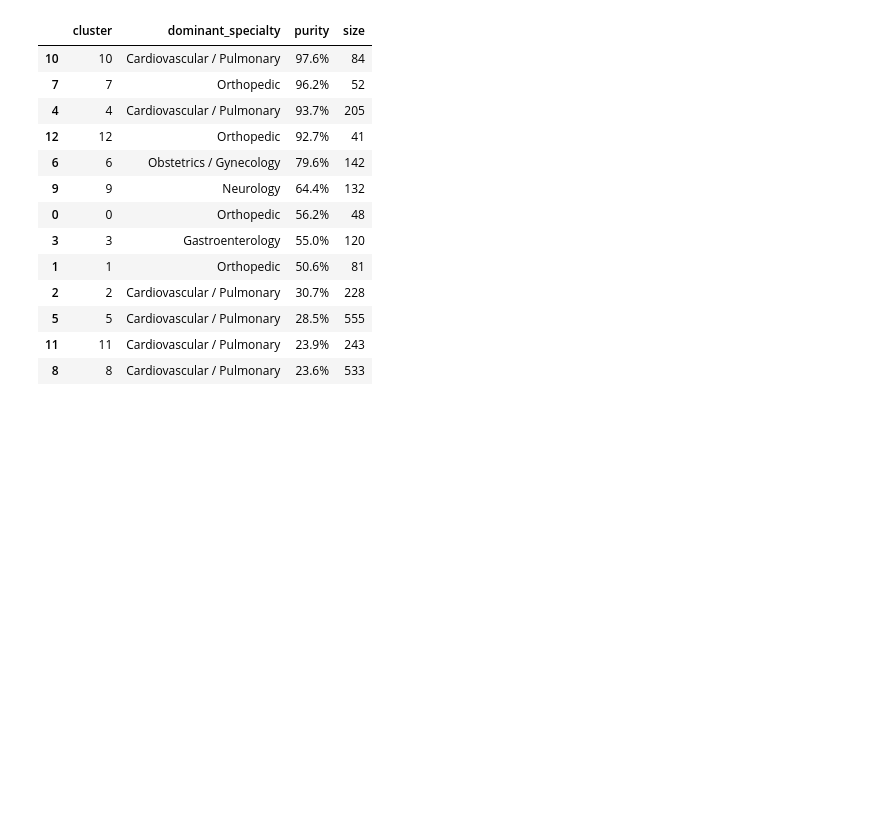
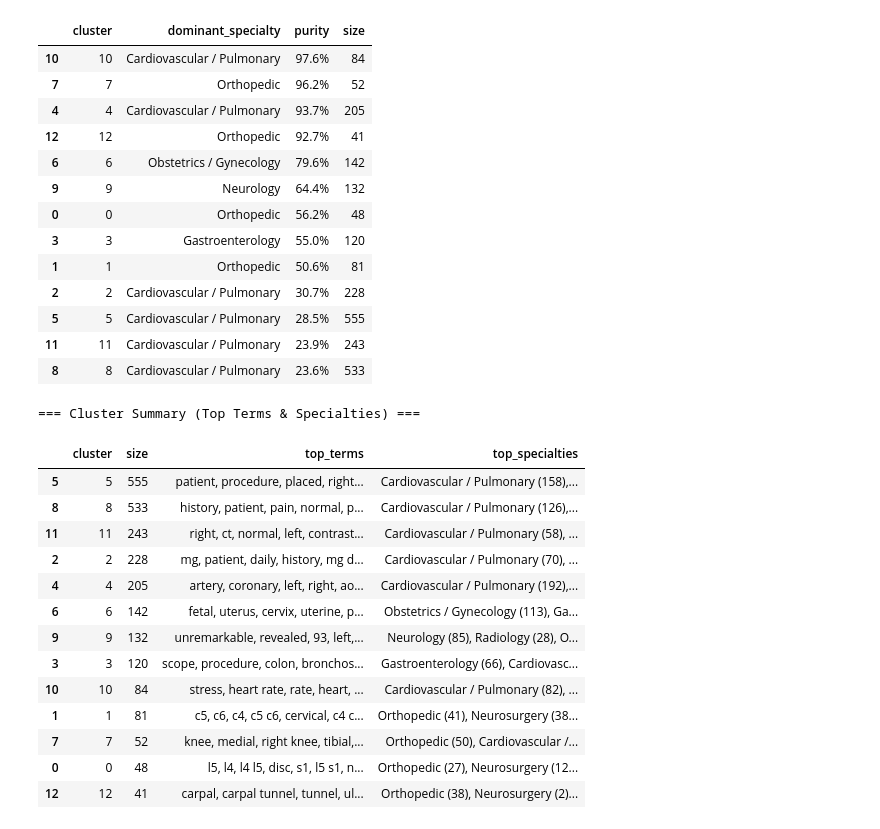
Before and after one commit to senumiminodya/axora-medarchive-solution, a Jupyter notebook: clustering_analysis.ipynb, the cells around one changed output. Saved outputs shown, nothing was run; the diff lists cells and outputs as text; code cells hidden in the pictures; blank space fills up the shorter version.

Commit message:
summarize clusters with top terms and top specialties

```diff
--- a/clustering_analysis.ipynb
+++ b/clustering_analysis.ipynb
@@ -294,3 +294,35 @@ display(dominants_df.style.format({"purity": "{:.1%}"}))
 | 5 | 5 | Cardiovascular / Pulmonary | 28.5% | 555 |
 | 11 | 11 | Cardiovascular / Pulmonary | 23.9% | 243 |
 | 8 | 8 | Cardiovascular / Pulmonary | 23.6% | 533 |
+# %%
+# Build a compact summary table
+rows = []
+for c in range(K):
+    terms = [t for t, _ in cluster_top[c][:10]]
+    top_specs = ct.loc[c].sort_values(ascending=False).head(3)
+    rows.append({
+        "cluster": c,
+        "size": int(ct.loc[c].sum()),
+        "top_terms": ", ".join(terms),
+        "top_specialties": ", ".join([f"{k} ({v})" for k, v in top_specs.items()])
+    })
+
+summary_df = pd.DataFrame(rows).sort_values(by="size", ascending=False)
+print("=== Cluster Summary (Top Terms & Specialties) ===")
+display(summary_df)
+# %% [output]
+=== Cluster Summary (Top Terms & Specialties) ===
+|  | cluster | size | top_terms | top_specialties |
+| 5 | 5 | 555 | patient, procedure, placed, right... | Cardiovascular / Pulmonary (158),... |
+| 8 | 8 | 533 | history, patient, pain, normal, p... | Cardiovascular / Pulmonary (126),... |
+| 11 | 11 | 243 | right, ct, normal, left, contrast... | Cardiovascular / Pulmonary (58), ... |
+| 2 | 2 | 228 | mg, patient, daily, history, mg d... | Cardiovascular / Pulmonary (70), ... |
+| 4 | 4 | 205 | artery, coronary, left, right, ao... | Cardiovascular / Pulmonary (192),... |
+| 6 | 6 | 142 | fetal, uterus, cervix, uterine, p... | Obstetrics / Gynecology (113), Ga... |
+| 9 | 9 | 132 | unremarkable, revealed, 93, left,... | Neurology (85), Radiology (28), O... |
+| 3 | 3 | 120 | scope, procedure, colon, bronchos... | Gastroenterology (66), Cardiovasc... |
+| 10 | 10 | 84 | stress, heart rate, rate, heart, ... | Cardiovascular / Pulmonary (82), ... |
+| 1 | 1 | 81 | c5, c6, c4, c5 c6, cervical, c4 c... | Orthopedic (41), Neurosurgery (38... |
+| 7 | 7 | 52 | knee, medial, right knee, tibial,... | Orthopedic (50), Cardiovascular /... |
+| 0 | 0 | 48 | l5, l4, l4 l5, disc, s1, l5 s1, n... | Orthopedic (27), Neurosurgery (12... |
+| 12 | 12 | 41 | carpal, carpal tunnel, tunnel, ul... | Orthopedic (38), Neurosurgery (2)... |
```
